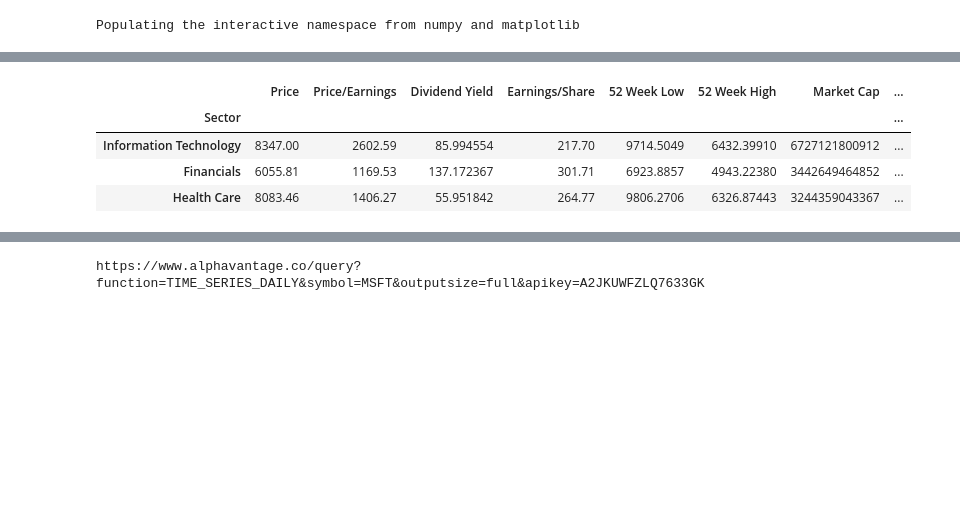
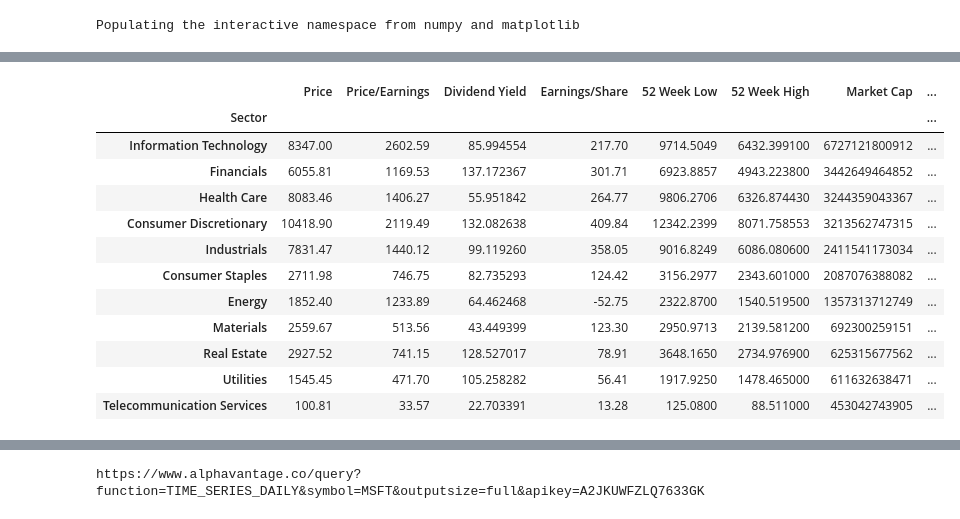
Before and after one commit to wissemeddine/data_wizards, a Jupyter notebook: Historical S and P 500 Stock Analysis.ipynb, the cells around one changed output, grey strips where cells are left out. Drawn from its saved outputs; the diff is of its cells as text; code cells hidden in the pictures; blank space fills up the shorter version.

```diff
--- a/Historical S and P 500 Stock Analysis.ipynb
+++ b/Historical S and P 500 Stock Analysis.ipynb
@@ -49,12 +60,20 @@ display(most_price_df)
 # %%
 # whichever sectors have the highest market cap will shown following the call below.
 
-market_cap_df = sector_df.nlargest(3, 'Market Cap')
+market_cap_df = sector_df.nlargest(11, 'Market Cap')
 
 display(market_cap_df)
 # %% [output]
 |  | Price | Price/Earnings | Dividend Yield | Earnings/Share | 52 Week Low | 52 Week High | Market Cap | ... |
 | Sector |  |  |  |  |  |  |  | ... |
-| Information Technology | 8347.00 | 2602.59 | 85.994554 | 217.70 | 9714.5049 | 6432.39910 | 6727121800912 | ... |
-| Financials | 6055.81 | 1169.53 | 137.172367 | 301.71 | 6923.8857 | 4943.22380 | 3442649464852 | ... |
-| Health Care | 8083.46 | 1406.27 | 55.951842 | 264.77 | 9806.2706 | 6326.87443 | 3244359043367 | ... |
+| Information Technology | 8347.00 | 2602.59 | 85.994554 | 217.70 | 9714.5049 | 6432.399100 | 6727121800912 | ... |
+| Financials | 6055.81 | 1169.53 | 137.172367 | 301.71 | 6923.8857 | 4943.223800 | 3442649464852 | ... |
+| Health Care | 8083.46 | 1406.27 | 55.951842 | 264.77 | 9806.2706 | 6326.874430 | 3244359043367 | ... |
+| Consumer Discretionary | 10418.90 | 2119.49 | 132.082638 | 409.84 | 12342.2399 | 8071.758553 | 3213562747315 | ... |
+| Industrials | 7831.47 | 1440.12 | 99.119260 | 358.05 | 9016.8249 | 6086.080600 | 2411541173034 | ... |
+| Consumer Staples | 2711.98 | 746.75 | 82.735293 | 124.42 | 3156.2977 | 2343.601000 | 2087076388082 | ... |
+| Energy | 1852.40 | 1233.89 | 64.462468 | -52.75 | 2322.8700 | 1540.519500 | 1357313712749 | ... |
+| Materials | 2559.67 | 513.56 | 43.449399 | 123.30 | 2950.9713 | 2139.581200 | 692300259151 | ... |
+| Real Estate | 2927.52 | 741.15 | 128.527017 | 78.91 | 3648.1650 | 2734.976900 | 625315677562 | ... |
+| Utilities | 1545.45 | 471.70 | 105.258282 | 56.41 | 1917.9250 | 1478.465000 | 611632638471 | ... |
+| Telecommunication Services | 100.81 | 33.57 | 22.703391 | 13.28 | 125.0800 | 88.511000 | 453042743905 | ... |
```
Also changed, not shown: parts of 4 cells of this notebook.
